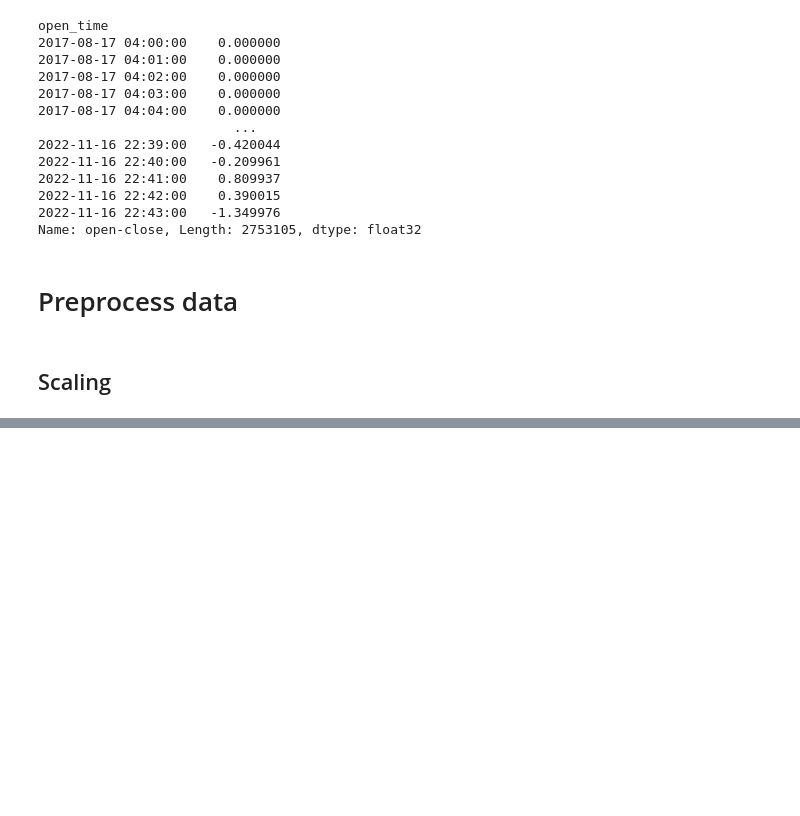
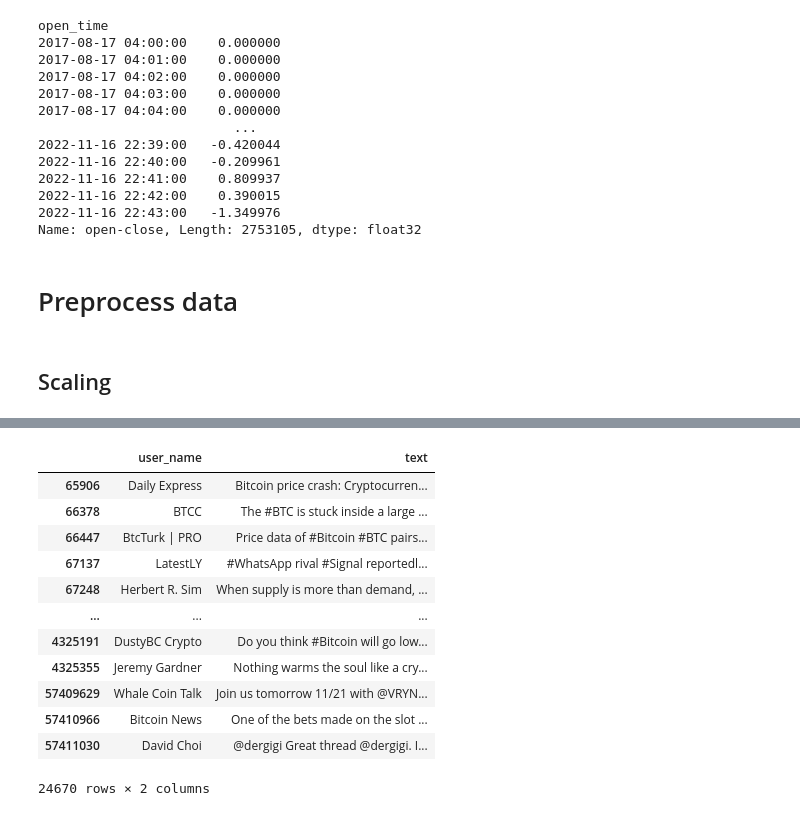
Before and after one commit to noellekh/crypto, a Jupyter notebook: notebooks/notebook_NK.ipynb, the cells around one changed output, grey strips where cells are left out. Drawn from its saved outputs; the diff is of its cells as text; code cells hidden in the pictures; blank space fills up the shorter version.

```diff
--- a/notebooks/notebook_NK.ipynb
+++ b/notebooks/notebook_NK.ipynb
@@ -180,0 +200,18 @@ len(d)
+# %%
+tweets = tweeter_verf[["user_name", "text"]]
+# %%
+tweets
+# %% [output]
+|  | user_name | text |
+| 65906 | Daily Express | Bitcoin price crash: Cryptocurren... |
+| 66378 | BTCC | The #BTC is stuck inside a large ... |
+| 66447 | BtcTurk | PRO | Price data of #Bitcoin #BTC pairs... |
+| 67137 | LatestLY | #WhatsApp rival #Signal reportedl... |
+| 67248 | Herbert R. Sim | When supply is more than demand, ... |
+| ... | ... | ... |
+| 4325191 | DustyBC Crypto | Do you think #Bitcoin will go low... |
+| 4325355 | Jeremy Gardner | Nothing warms the soul like a cry... |
+| 57409629 | Whale Coin Talk | Join us tomorrow 11/21 with @VRYN... |
+| 57410966 | Bitcoin News | One of the bets made on the slot ... |
+| 57411030 | David Choi | @dergigi Great thread @dergigi. I... |
+24670 rows × 2 columns
```
Also changed, not shown: parts of 11 cells of this notebook.
